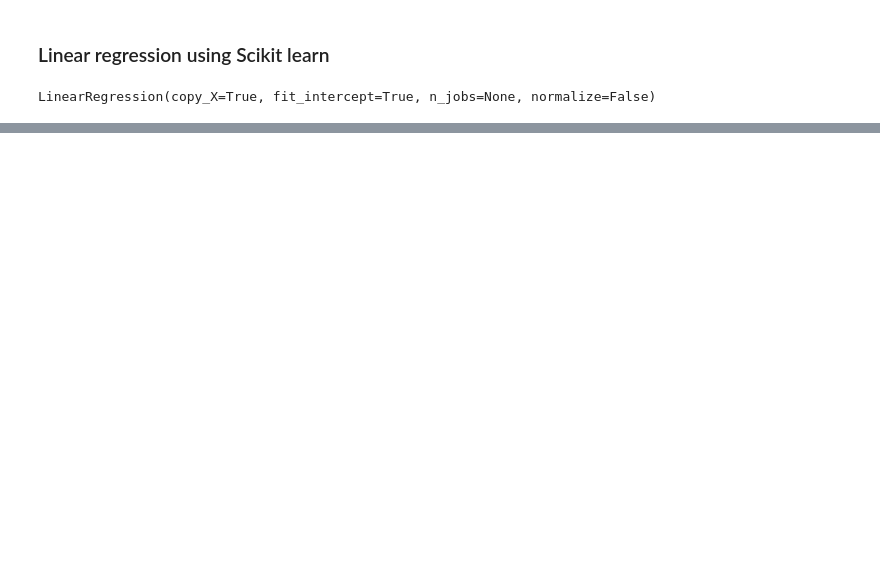
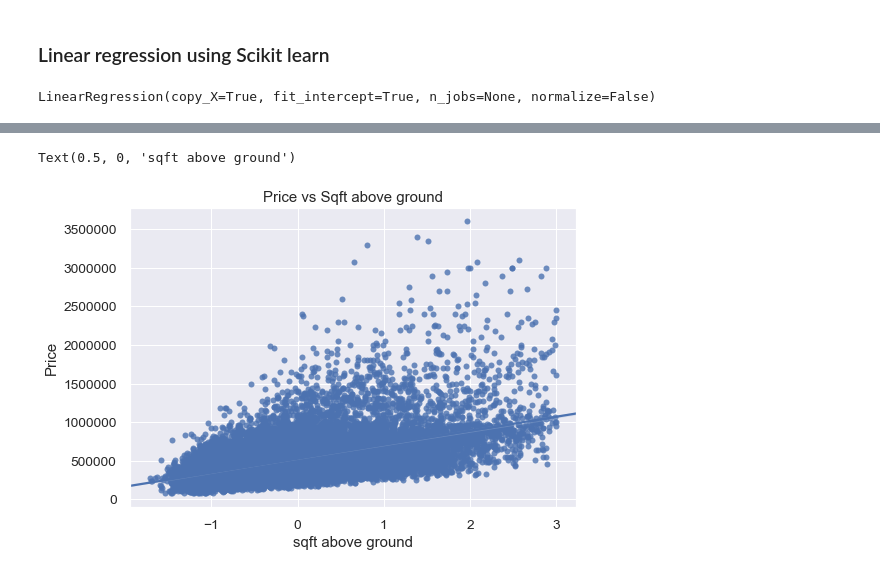
Before and after one commit to Dantarshi/dsc-v2-mod1-final-project-online-ds-ft-100719, a Jupyter notebook: student.ipynb, the cells around one changed output, grey strips where cells are left out. Drawn from its saved outputs; the diff is of its cells as text; code cells hidden in the pictures; blank space fills up the shorter version.

```diff
--- a/student.ipynb
+++ b/student.ipynb
@@ -773,0 +666,13 @@ res_df.sort_values('r_squared',ascending=False)
+# %%
+#regression line and scatter plot for price vs sqft_above
+Sqft_above = data_ols['sqft_above'].values
+Price = data_ols['price'].values
+
+sns.regplot(x= Sqft_above, y= Price)
+
+plt.title("Price vs Sqft above ground")
+plt.ylabel('Price')
+plt.xlabel("sqft above ground")
+# %% [output]
+Text(0.5, 0, 'sqft above ground')
+[figure, added]
```
Also changed, not shown: parts of 64 cells of this notebook, 18 other files.
